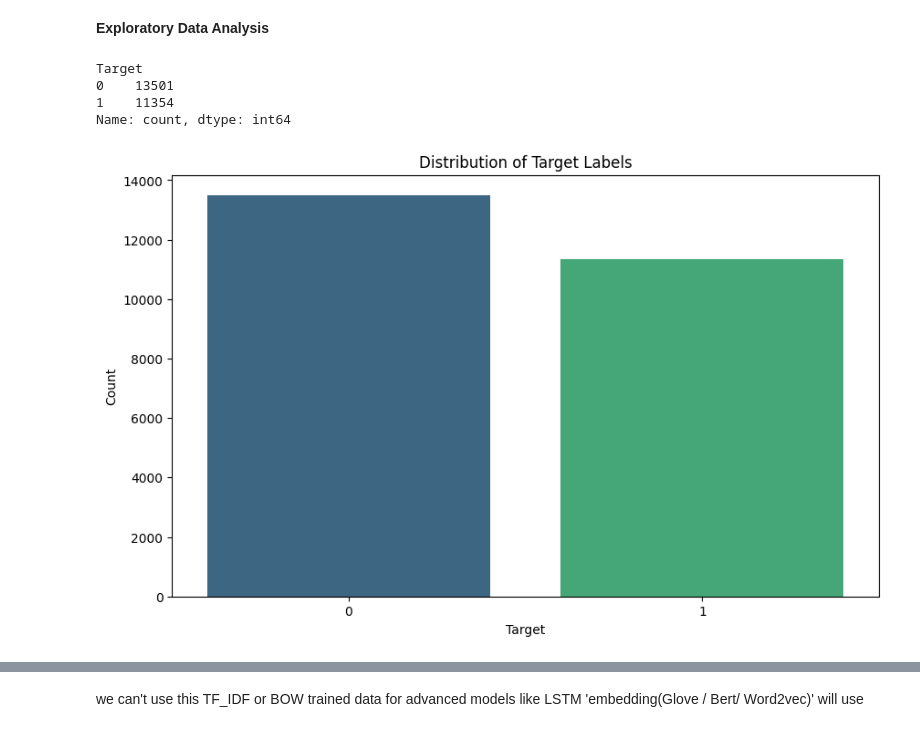
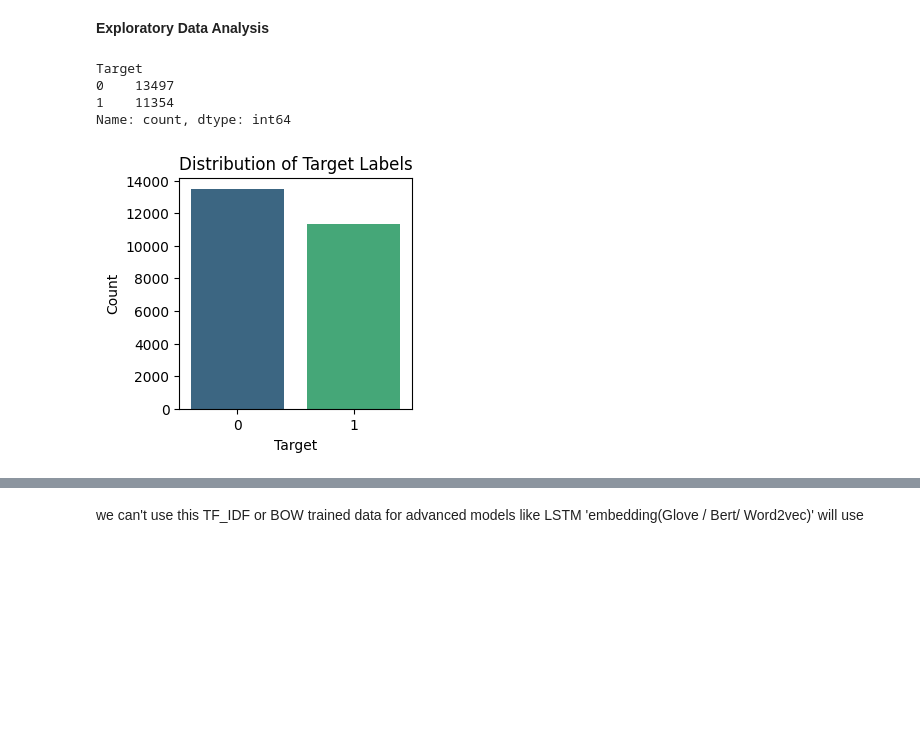
Before and after one commit to Praveenyeduresi/My_Projects, a Jupyter notebook: fake_real_news.ipynb, the cells around one changed output, grey strips where cells are left out. Drawn from its saved outputs; the diff is of its cells as text; code cells hidden in the pictures; blank space fills up the shorter version.

```diff
--- a/fake_real_news.ipynb
+++ b/fake_real_news.ipynb
@@ -154,4 +154,5 @@ print(missing_date_rows)
 #to handle missing data for 'date' variable either replace with near date or drop or mean \ median imputation tech.
 
 # Drop rows with missing target or date values
-#df.dropna(subset=['Target', 'date'], inplace=True)
+df.dropna(subset=['Target', 'date'], inplace=True)
+df.isnull().sum()
@@ -158,12 +171,12 @@ print(missing_date_rows)
 # %%
 #imputation
 # Filling missing dates with the mean date
-df['date'] = pd.to_datetime(df['date'], errors='coerce') # converting to date format
+# df['date'] = pd.to_datetime(df['date'], errors='coerce') # converting to date format
 
-mean_date = df['date'].mean()
-print(f"The mean date is: {mean_date}") #checking mean date
+# mean_date = df['date'].mean()
+# print(f"The mean date is: {mean_date}") #checking mean date
 
-df['date'].fillna(mean_date, inplace=True)
+# df['date'].fillna(mean_date, inplace=True)
 # %% [output]
 The mean date is: 2016-10-15 04:09:43.783783680
 A value is trying to be set on a copy of a slice from a DataFrame.
@@ -316,19 +317,19 @@ df.head() # understanding difference b/w stemming and lemmatization for cleaned
 # %%
 #Univariant analysis
 #1 Target variable
 Target_distribution = df['Target'].value_counts()
 print(Target_distribution)
 
 # Plot the Target variable distribution
-plt.figure(figsize=(10, 6))
+plt.figure(figsize=(3, 3))
 sns.barplot(x=Target_distribution.index, y=Target_distribution.values, palette='viridis')
 plt.xlabel('Target')
 plt.ylabel('Count')
 plt.title('Distribution of Target Labels')
 plt.show()
 # %% [output]
 Target
-0    13501
+0    13497
 1    11354
 Name: count, dtype: int64
-[figure, old version]
+[figure, new version]
```
Also changed, not shown: parts of 36 cells of this notebook.
